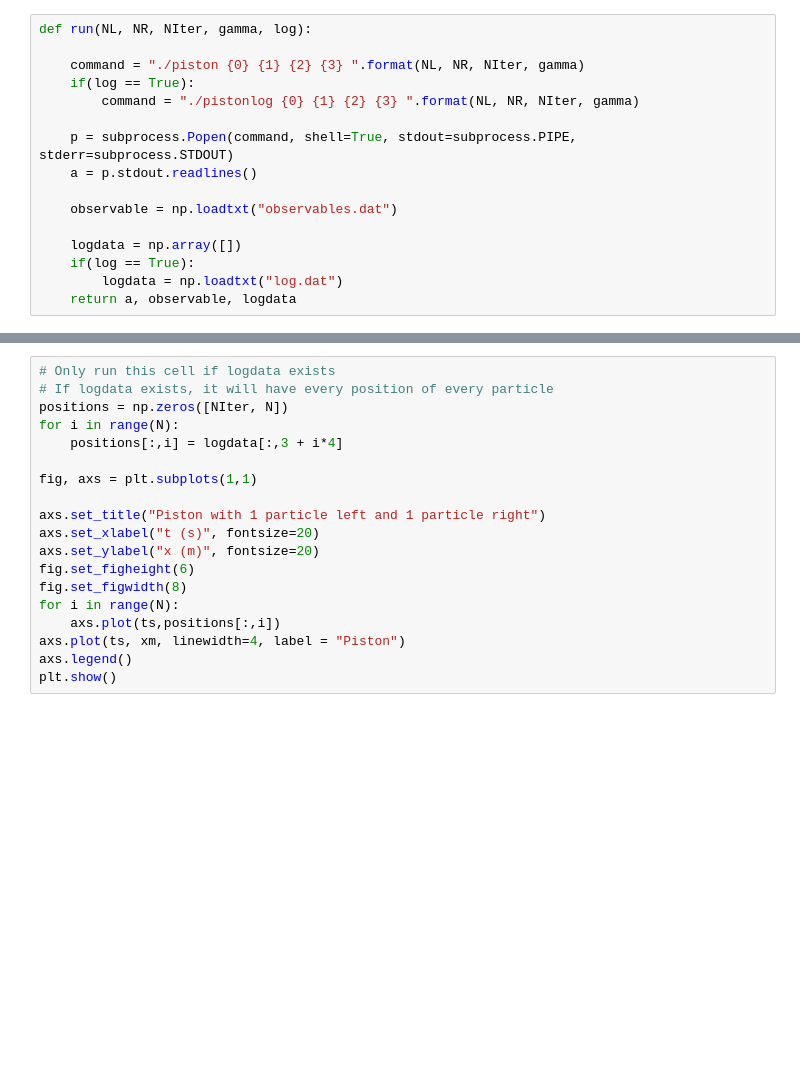
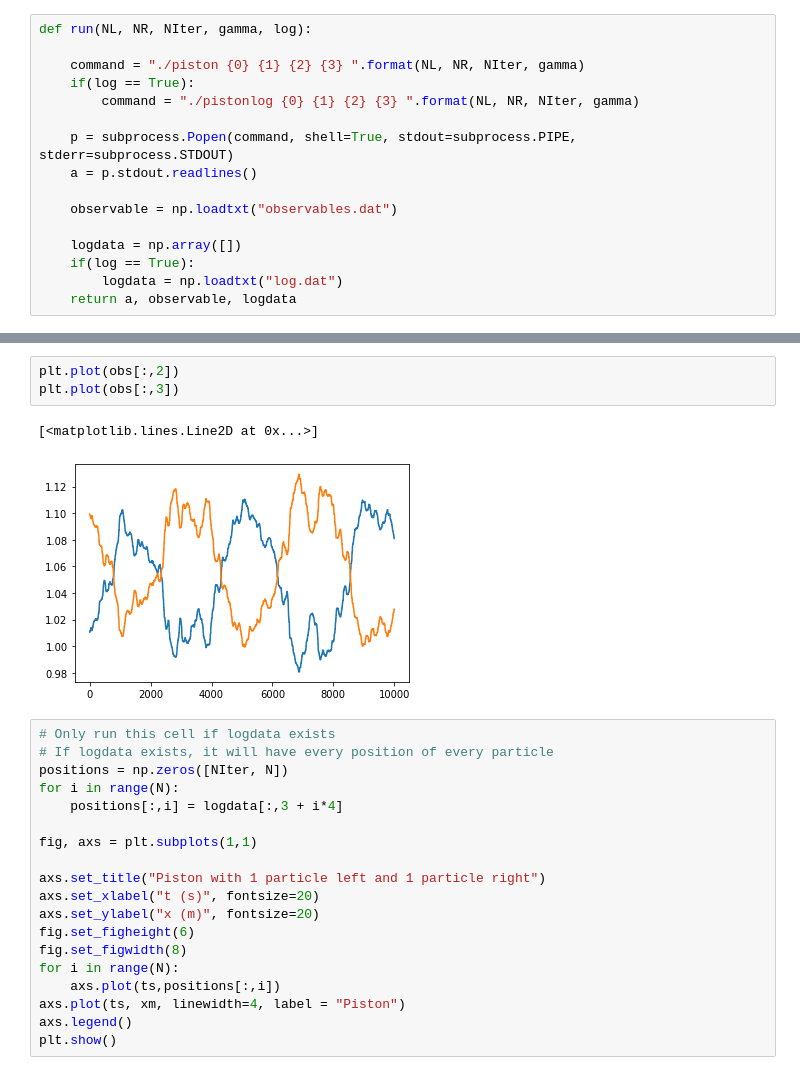
Before and after one commit to bgamboap/particles-piston, a Jupyter notebook: process.ipynb, the cells around one changed output, grey strips where cells are left out. Drawn from its saved outputs; the diff is of its cells as text; blank space fills up the shorter version.

```diff
--- a/process.ipynb
+++ b/process.ipynb
@@ -31,3 +48,9 @@ xm = obs[:,1]
+# %%
+plt.plot(obs[:,2])
+plt.plot(obs[:,3])
+# %% [output]
+[<matplotlib.lines.Line2D at 0x...>]
+[figure, added]
 # %%
 # Only run this cell if logdata exists
 # If logdata exists, it will have every position of every particle
```
Also changed, not shown: parts of 4 cells of this notebook, 6 other files.
